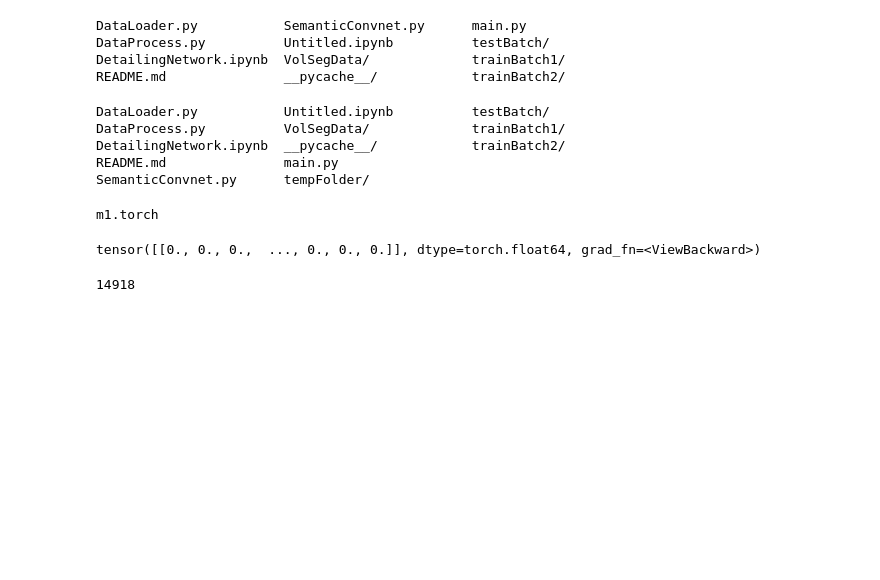
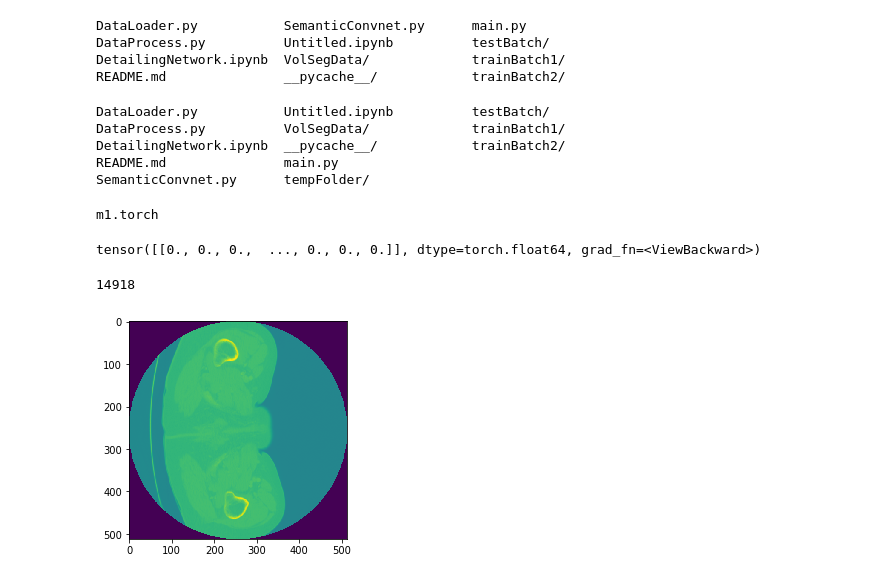
Before and after one commit to aju03/Image_Segmentation, a Jupyter notebook: Untitled.ipynb, the cells around one changed output. Cells and saved outputs as stored; diff of their text form; code cells hidden in the pictures; blank space fills up the shorter version.

Commit message:
verified for training

```diff
--- a/Untitled.ipynb
+++ b/Untitled.ipynb
@@ -145,0 +148,12 @@ len(dataloader)
+# %%
+x = nib.load("trainBatch1/batch1/segmentation-0.nii")
+z = nib.load("trainBatch1/batch1/volume-0.nii")
+# %%
+y = x.get_fdata(dtype=np.float64)
+yz = z.get_fdata(dtype=np.float64)
+# %%
+yi = y[:,:,0]
+plt.imshow(yi)
+plt.imsave('yi.png',yi,cmap='gray')
+# %% [output]
+[figure, added]
```
Also changed, not shown: parts of 20 cells of this notebook, 7 other files.
